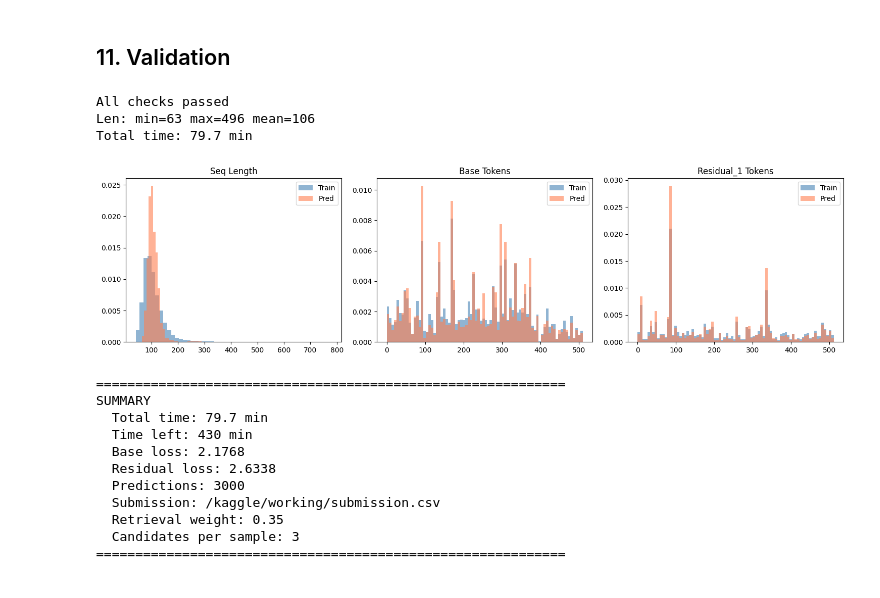
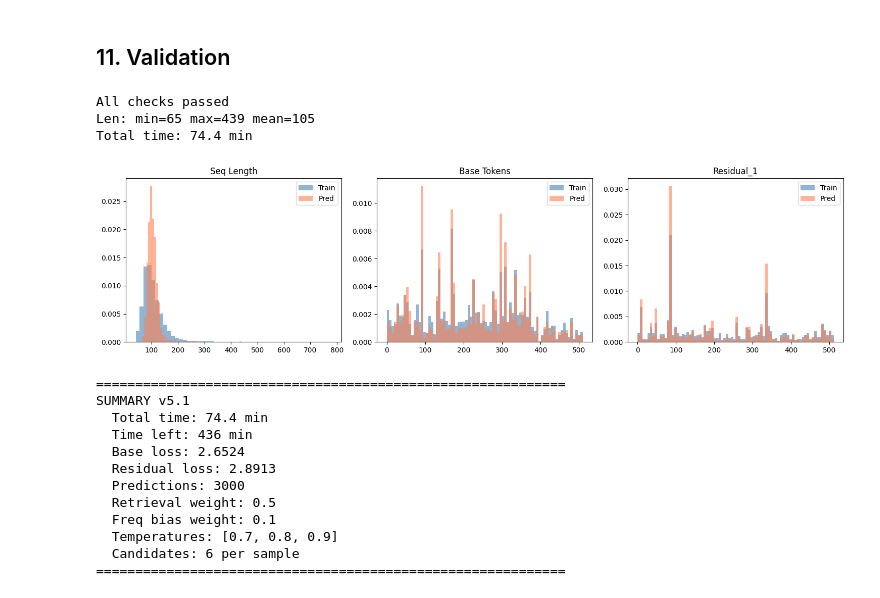
Before and after one commit to arec1b0/kaggle-notebooks, a Jupyter notebook: motion-generation.ipynb, the cells around one changed output. Drawn from its saved outputs; the diff is of its cells as text; code cells hidden in the pictures.

Commit message:
Kaggle Notebook | Motion-S: Text-to-Sign Motion Generation | Version 5.1

```diff
--- a/motion-generation.ipynb
+++ b/motion-generation.ipynb
@@ -814,22 +712,21 @@ Batch RAG generator ready
 # %%
 print(f'Generating {len(test_df)} predictions...')
 t0 = time.time()
-BATCH_INF = 32  # smaller batch to fit retrieval prior computation
+BATCH_INF = 32
 all_preds = []
 
 for i in range(0, len(test_df), BATCH_INF):
     e = min(i + BATCH_INF, len(test_df))
-    batch_results = generate_batch_rag(i, e)
+    batch_results = generate_batch_v51(i, e)
     all_preds.extend(batch_results)
     if (i + BATCH_INF) % 200 < BATCH_INF:
         elapsed = time.time() - t0
-        rate = (i + BATCH_INF) / elapsed
-        eta = (len(test_df) - i - BATCH_INF) / max(rate, 0.1)
+        rate = max((i + BATCH_INF) / elapsed, 0.01)
+        eta = (len(test_df) - i - BATCH_INF) / rate
         print(f'  {min(e,len(test_df))}/{len(test_df)} '
-              f'({elapsed:.0f}s elapsed, ETA ~{eta:.0f}s)')
+              f'({elapsed:.0f}s, ETA ~{eta:.0f}s)')
 
-print(f'Done: {time.time()-t0:.1f}s')
-print(f'Sample: shape={all_preds[0].shape}, range=[{all_preds[0].min()},{all_preds[0].max()}]')
-print(f'Total time: {(time.time()-T_START)/60:.1f}min')
+print(f'Inference done: {time.time()-t0:.1f}s')
+print(f'Total: {(time.time()-T_START)/60:.1f}min')
 # %% [output]
 Generating 3000 predictions...
@@ -893,8 +783,7 @@ Retrieval fallback ready (uncomment to use)
 rows = []
 for i, (_, r) in enumerate(test_df.iterrows()):
     tid = r['id']
-    tok = all_preds[i]  # [6, sl]
-    tok = np.clip(tok, 0, 511)  # safety clamp
+    tok = np.clip(all_preds[i], 0, 511)
     d = {'id': tid}
     for li, cn in enumerate(TOKEN_COLS):
         d[cn] = ' '.join(map(str, tok[li].tolist()))
@@ -932,64 +821,59 @@ if errs:
     for e in errs: print(f'  x {e}')
 else:
     print('All checks passed')
-sl = sub['base_tokens'].apply(lambda x: len(str(x).split()))
-print(f'Len: min={sl.min()} max={sl.max()} mean={sl.mean():.0f}')
+sl_dist = sub['base_tokens'].apply(lambda x: len(str(x).split()))
+print(f'Len: min={sl_dist.min()} max={sl_dist.max()} mean={sl_dist.mean():.0f}')
 print(f'Total time: {(time.time()-T_START)/60:.1f} min')
 # %% [output]
 All checks passed
-Len: min=63 max=496 mean=106
-Total time: 79.7 min
+Len: min=65 max=439 mean=105
+Total time: 74.4 min
 # %%
 fig, axes = plt.subplots(1,3,figsize=(15,4))
-
-# Length distribution
 ax = axes[0]
 ax.hist(train_valid['seq_len'],bins=50,alpha=.6,label='Train',density=True,color='steelblue')
-ax.hist(sl,bins=50,alpha=.6,label='Pred',density=True,color='coral')
+ax.hist(sl_dist,bins=50,alpha=.6,label='Pred',density=True,color='coral')
 ax.set_title('Seq Length'); ax.legend()
-
-# Base token distribution
 ax = axes[1]
 tbf=[]; gbf=[]
 for _,r in train_valid.head(1000).iterrows(): tbf.extend(parse_tokens(r['base_tokens'])[:100])
 for _,r in sub.head(1000).iterrows(): gbf.extend(list(map(int,str(r['base_tokens']).split()[:100])))
 ax.hist(tbf,bins=80,alpha=.6,label='Train',density=True,color='steelblue')
 ax.hist(gbf,bins=80,alpha=.6,label='Pred',density=True,color='coral')
 ax.set_title('Base Tokens'); ax.legend()
-
-# Residual_1 token distribution
 ax = axes[2]
 trf=[]; grf=[]
 for _,r in train_valid.head(1000).iterrows(): trf.extend(parse_tokens(r['residual_1'])[:100])
 for _,r in sub.head(1000).iterrows(): grf.extend(list(map(int,str(r['residual_1']).split()[:100])))
 ax.hist(trf,bins=80,alpha=.6,label='Train',density=True,color='steelblue')
 ax.hist(grf,bins=80,alpha=.6,label='Pred',density=True,color='coral')
-ax.set_title('Residual_1 Tokens'); ax.legend()
-
+ax.set_title('Residual_1'); ax.legend()
 plt.tight_layout(); plt.show()
 # %% [output]
-[figure, old version]
+[figure, new version]
 # %%
 print('='*60)
-print('SUMMARY')
+print('SUMMARY v5.1')
 print(f'  Total time: {(time.time()-T_START)/60:.1f} min')
 print(f'  Time left: {time_left()/60:.0f} min')
 print(f'  Base loss: {best1:.4f}')
 print(f'  Residual loss: {best2:.4f}')
 print(f'  Predictions: {len(all_preds)}')
-print(f'  Submission: {OUTPUT_DIR}/submission.csv')
 print(f'  Retrieval weight: {CFG.ret_weight}')
-print(f'  Candidates per sample: {CFG.n_candidates}')
+print(f'  Freq bias weight: {CFG.freq_bias_w}')
+print(f'  Temperatures: {CFG.temperatures}')
+print(f'  Candidates: {len(CFG.temperatures)*CFG.n_cand_per_t} per sample')
 print('='*60)
 # %% [output]
 ============================================================
-SUMMARY
-  Total time: 79.7 min
-  Time left: 430 min
-  Base loss: 2.1768
-  Residual loss: 2.6338
+SUMMARY v5.1
+  Total time: 74.4 min
+  Time left: 436 min
+  Base loss: 2.6524
+  Residual loss: 2.8913
   Predictions: 3000
-  Submission: /kaggle/working/submission.csv
-  Retrieval weight: 0.35
-  Candidates per sample: 3
+  Retrieval weight: 0.5
+  Freq bias weight: 0.1
+  Temperatures: [0.7, 0.8, 0.9]
+  Candidates: 6 per sample
 ============================================================
```
Also changed, not shown: parts of 33 cells of this notebook.
